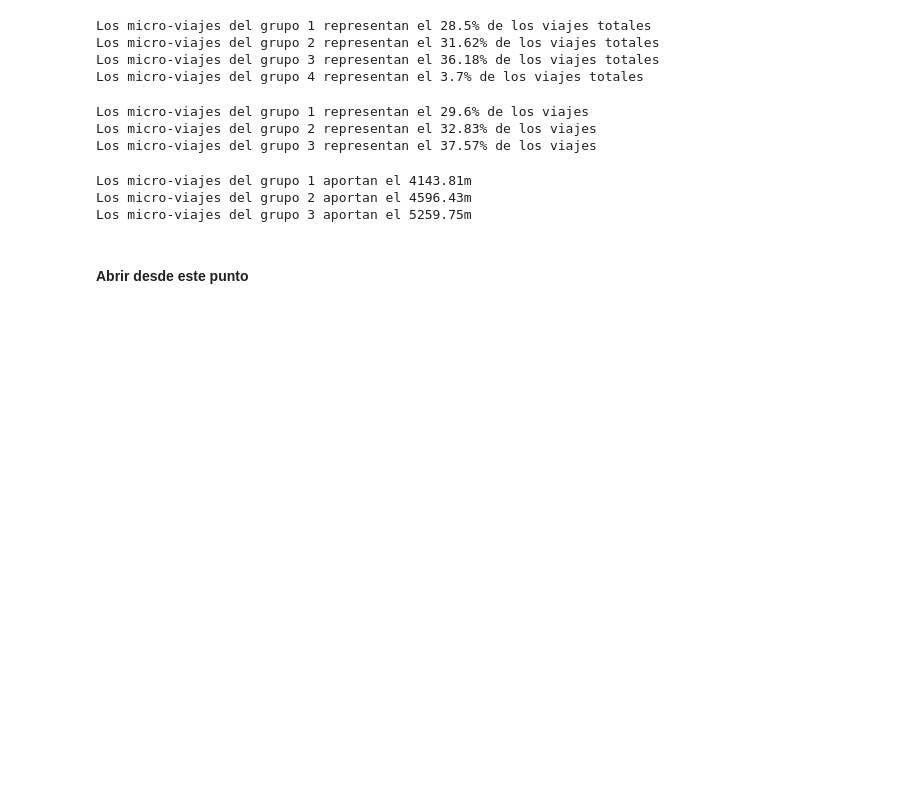
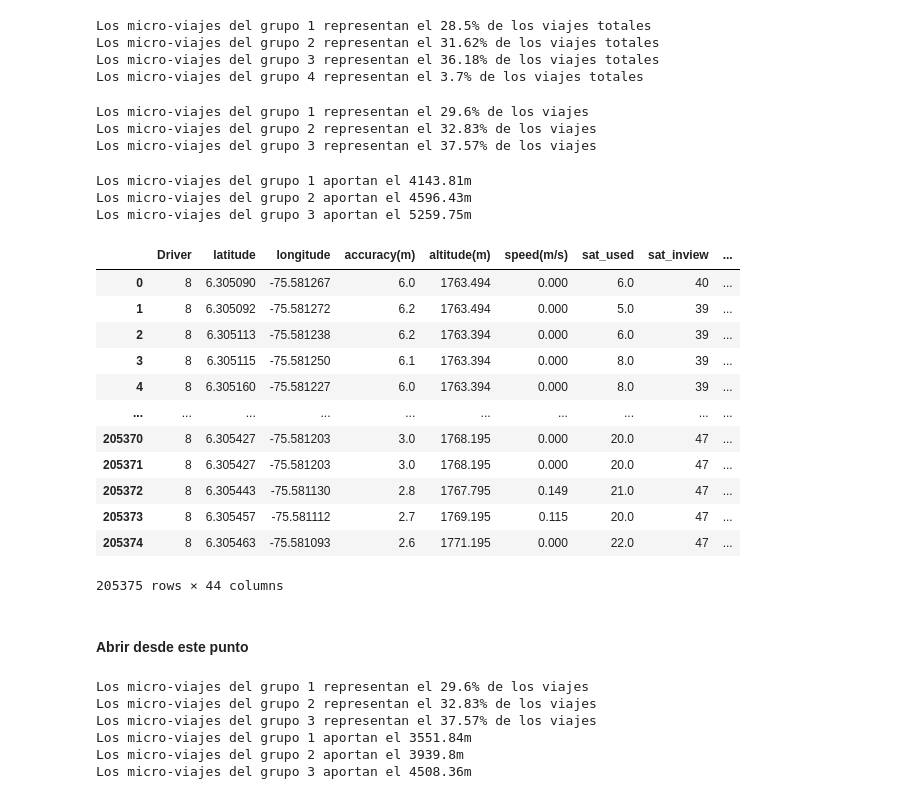
Before and after one commit to londonojavierdavid/MotorcycleCycle_AMVA2024, a Jupyter notebook: Agrupamiento/Parametros_grupos.ipynb, the cells around one changed output. Cells and saved outputs as stored; diff of their text form; code cells hidden in the pictures; blank space fills up the shorter version.

```diff
--- a/Agrupamiento/Parametros_grupos.ipynb
+++ b/Agrupamiento/Parametros_grupos.ipynb
@@ -196,2 +200,18 @@ df_viajes["Cluster"] = df_viajes["micro_ciclo"].map(df.set_index("micro_ciclo")[
+# %%
+df_viajes
+# %% [output]
+|  | Driver | latitude | longitude | accuracy(m) | altitude(m) | speed(m/s) | sat_used | sat_inview | ... |
+| 0 | 8 | 6.305090 | -75.581267 | 6.0 | 1763.494 | 0.000 | 6.0 | 40 | ... |
+| 1 | 8 | 6.305092 | -75.581272 | 6.2 | 1763.494 | 0.000 | 5.0 | 39 | ... |
+| 2 | 8 | 6.305113 | -75.581238 | 6.2 | 1763.394 | 0.000 | 6.0 | 39 | ... |
+| 3 | 8 | 6.305115 | -75.581250 | 6.1 | 1763.394 | 0.000 | 8.0 | 39 | ... |
+| 4 | 8 | 6.305160 | -75.581227 | 6.0 | 1763.394 | 0.000 | 8.0 | 39 | ... |
+| ... | ... | ... | ... | ... | ... | ... | ... | ... | ... |
+| 205370 | 8 | 6.305427 | -75.581203 | 3.0 | 1768.195 | 0.000 | 20.0 | 47 | ... |
+| 205371 | 8 | 6.305427 | -75.581203 | 3.0 | 1768.195 | 0.000 | 20.0 | 47 | ... |
+| 205372 | 8 | 6.305443 | -75.581130 | 2.8 | 1767.795 | 0.149 | 21.0 | 47 | ... |
+| 205373 | 8 | 6.305457 | -75.581112 | 2.7 | 1769.195 | 0.115 | 20.0 | 47 | ... |
+| 205374 | 8 | 6.305463 | -75.581093 | 2.6 | 1771.195 | 0.000 | 22.0 | 47 | ... |
+205375 rows × 44 columns
 # %% [markdown]
 #### Abrir desde este punto
@@ -197,0 +221,42 @@ df_viajes["Cluster"] = df_viajes["micro_ciclo"].map(df.set_index("micro_ciclo")[
+# %%
+# Calcular el número total de microviajes
+num_microviajes_totales = len(df)
+
+# Calcular el número de microviajes para cada grupo
+num_microviajes_grupo_1 = len(df[df["Cluster"]==1])
+num_microviajes_grupo_2 = len(df[df["Cluster"]==2])
+num_microviajes_grupo_3 = len(df[df["Cluster"]==3])
+
+
+num_M_V_G1_G3 = num_microviajes_grupo_1 + num_microviajes_grupo_2 + num_microviajes_grupo_3
+
+# Calcular la participación de cada grupo en el número total de los grupos 1 a 2
+participacion_grupo_1 = (num_microviajes_grupo_1 / num_M_V_G1_G3) * 100
+participacion_grupo_2 = (num_microviajes_grupo_2 / num_M_V_G1_G3) * 100
+participacion_grupo_3 = (num_microviajes_grupo_3 / num_M_V_G1_G3) * 100
+
+
+# Imprimir los resultados
+print(f"Los micro-viajes del grupo 1 representan el {round(participacion_grupo_1, 2)}% de los viajes")
+print(f"Los micro-viajes del grupo 2 representan el {round(participacion_grupo_2, 2)}% de los viajes")
+print(f"Los micro-viajes del grupo 3 representan el {round(participacion_grupo_3, 2)}% de los viajes")
+#print(f"Los micro-viajes del grupo 4 representan el {round(participacion_grupo_4, 2)}% de los viajes totales")
+
+Distancia_estimada = 12000 # metros Encuesta origen destino 8km, TFG Juan 11.4, AMVA 14km
+
+Aporte_G1 = Distancia_estimada*(participacion_grupo_1/100)
+Aporte_G2 = Distancia_estimada*(participacion_grupo_2/100)
+Aporte_G3 = Distancia_estimada*(participacion_grupo_3/100)
+
+
+# Imprimir los resultados
+print(f"Los micro-viajes del grupo 1 aportan el {round(Aporte_G1, 2)}m")
+print(f"Los micro-viajes del grupo 2 aportan el {round(Aporte_G2, 2)}m")
+print(f"Los micro-viajes del grupo 3 aportan el {round(Aporte_G3, 2)}m")
+# %% [output]
+Los micro-viajes del grupo 1 representan el 29.6% de los viajes
+Los micro-viajes del grupo 2 representan el 32.83% de los viajes
+Los micro-viajes del grupo 3 representan el 37.57% de los viajes
+Los micro-viajes del grupo 1 aportan el 3551.84m
+Los micro-viajes del grupo 2 aportan el 3939.8m
+Los micro-viajes del grupo 3 aportan el 4508.36m
```
Also changed, not shown: parts of 17 cells of this notebook, 10 other files.
